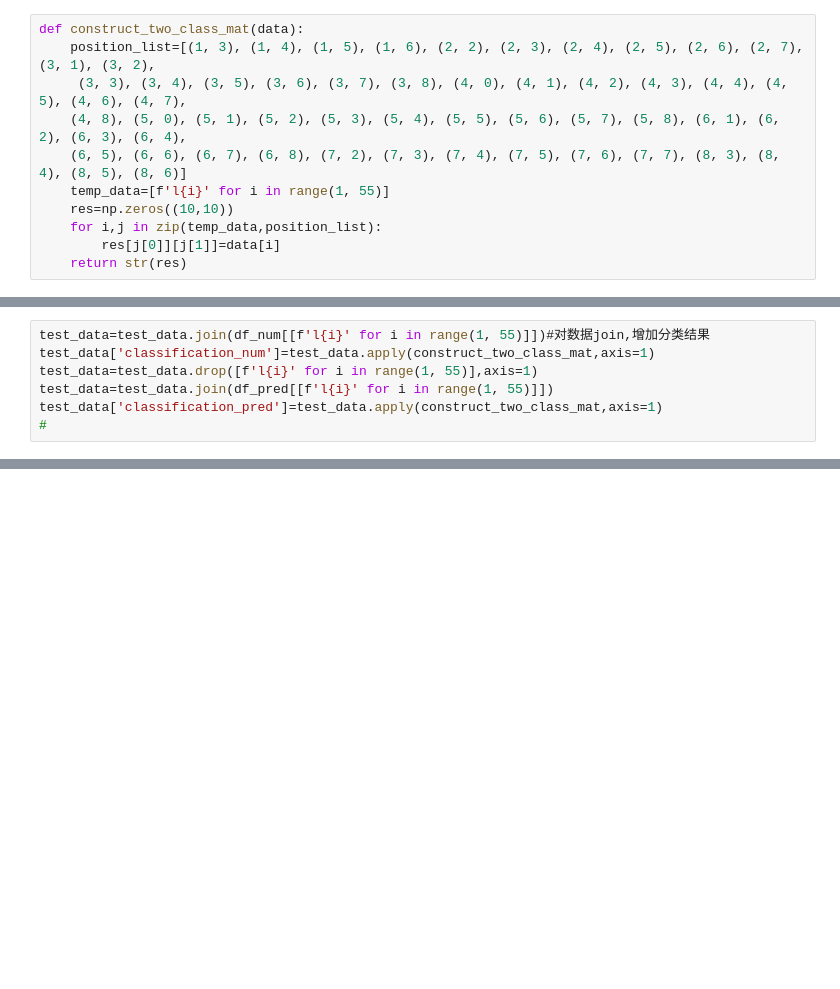
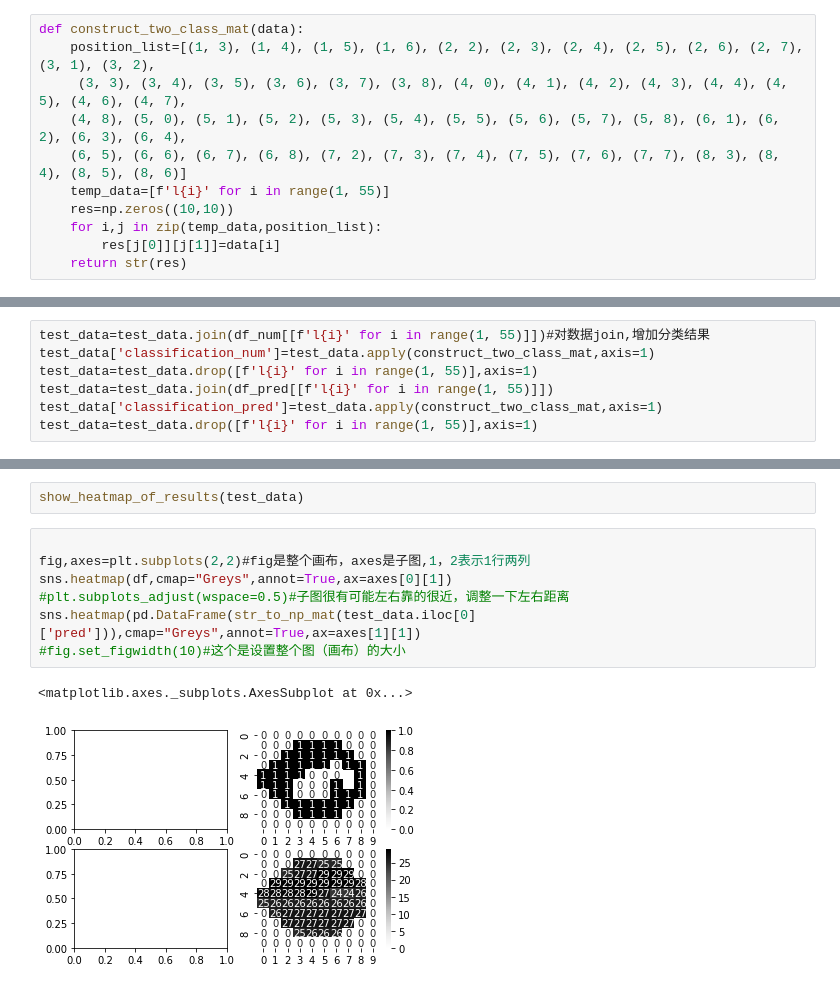
Before and after one commit to wyh196646/OCT, a Jupyter notebook: 0.6 result_analysis.ipynb, the cells around one changed output, grey strips where cells are left out. Cells and saved outputs as stored; diff of their text form; blank space fills up the shorter version.

```diff
--- a/0.6 result_analysis.ipynb
+++ b/0.6 result_analysis.ipynb
@@ -72,4 +70,4 @@ test_data['classification_num']=test_data.apply(construct_two_class_mat,axis=1)
 test_data=test_data.drop([f'l{i}' for i in range(1, 55)],axis=1)
 test_data=test_data.join(df_pred[[f'l{i}' for i in range(1, 55)]])
 test_data['classification_pred']=test_data.apply(construct_two_class_mat,axis=1)
-#
+test_data=test_data.drop([f'l{i}' for i in range(1, 55)],axis=1)
@@ -80,0 +103,12 @@ matplotlib.axes._subplots.AxesSubplot
+# %%
+show_heatmap_of_results(test_data)
+# %%
+
+fig,axes=plt.subplots(2,2)#fig是整个画布，axes是子图,1，2表示1行两列
+sns.heatmap(df,cmap="Greys",annot=True,ax=axes[0][1])
+#plt.subplots_adjust(wspace=0.5)#子图很有可能左右靠的很近，调整一下左右距离
+sns.heatmap(pd.DataFrame(str_to_np_mat(test_data.iloc[0]['pred'])),cmap="Greys",annot=True,ax=axes[1][1])
+#fig.set_figwidth(10)#这个是设置整个图（画布）的大小
+# %% [output]
+<matplotlib.axes._subplots.AxesSubplot at 0x...>
+[figure, added]
```
Also changed, not shown: parts of 4 cells of this notebook.
